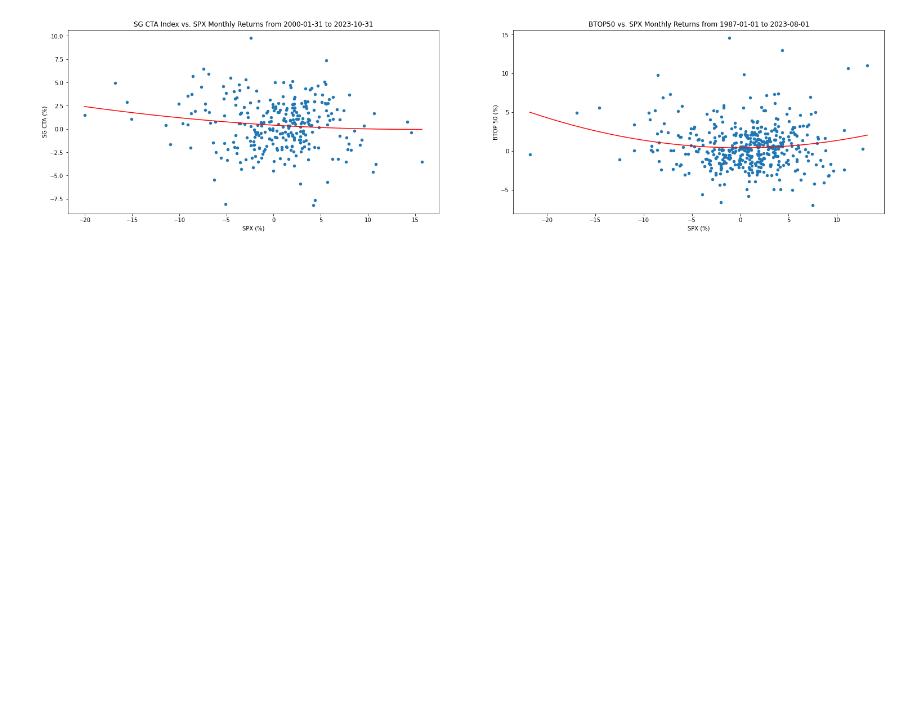
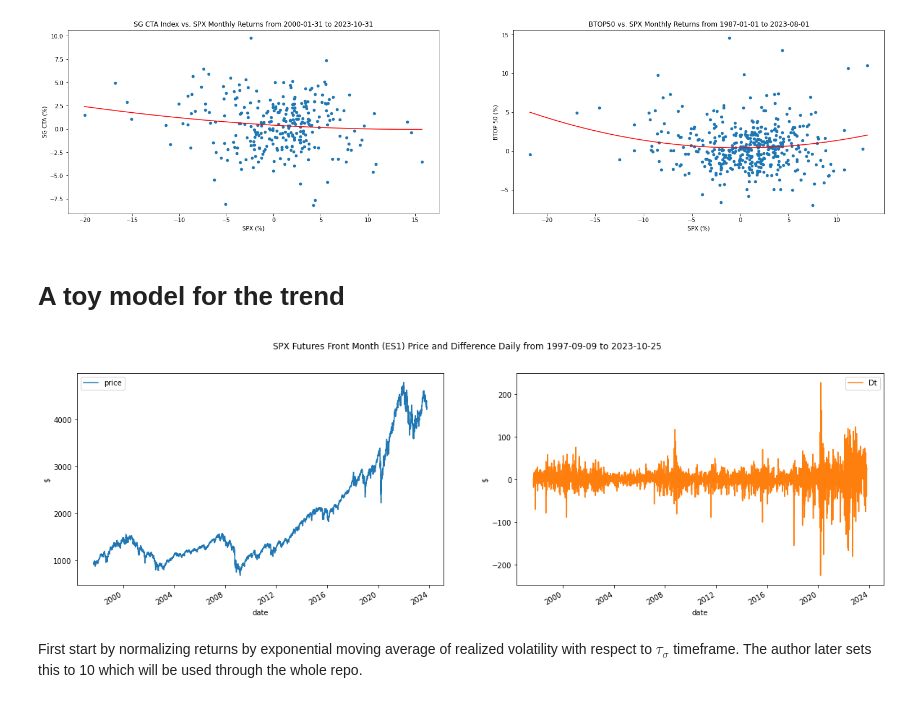
Before and after one commit to diegodalvarez/TrendConvexity, a Jupyter notebook: notebooks/TrendConvexity.ipynb, the cells around one changed output. Saved outputs shown, nothing was run; the diff lists cells and outputs as text; code cells hidden in the pictures; blank space fills up the shorter version.

Commit message:
add in exponential volatility

```diff
--- a/notebooks/TrendConvexity.ipynb
+++ b/notebooks/TrendConvexity.ipynb
@@ -193,3 +195,33 @@ axes[1].plot(x,y, color = "r")
 plt.show()
 # %% [output]
 [figure]
+# %% [markdown]
+# A toy model for the trend
+# %%
+df_spx = (pd.read_parquet(
+    path = spx_path, engine = "pyarrow").
+    assign(
+        security = lambda x: x.security.str.split(" ").str[0],
+        Dt = lambda x: x.PX_LAST - x.PX_LAST.shift(1)).
+    dropna())
+# %%
+df_spx_prep = (df_spx.query(
+    "security == 'ES1'").
+    drop(columns = ["security"]).
+    set_index("date").
+    rename(columns = {"PX_LAST": "price"}))
+
+(df_spx_prep.plot(
+    figsize = (20,6),
+    subplots = True,
+    layout = (1,2),
+    ylabel = "$",
+    title = "SPX Futures Front Month (ES1) Price and Difference Daily from {} to {}".format(
+        df_spx_prep.index.min().date(),
+        df_spx_prep.index.max().date())))
+
+plt.show()
+# %% [output]
+[figure, added]
+# %% [markdown]
+First start by normalizing returns by exponential moving average of realized volatility with respect to $\tau_{\sigma}$ timeframe. The author later sets this to 10 which will be used through the whole repo.
```
Also changed, not shown: parts of 12 cells of this notebook.
